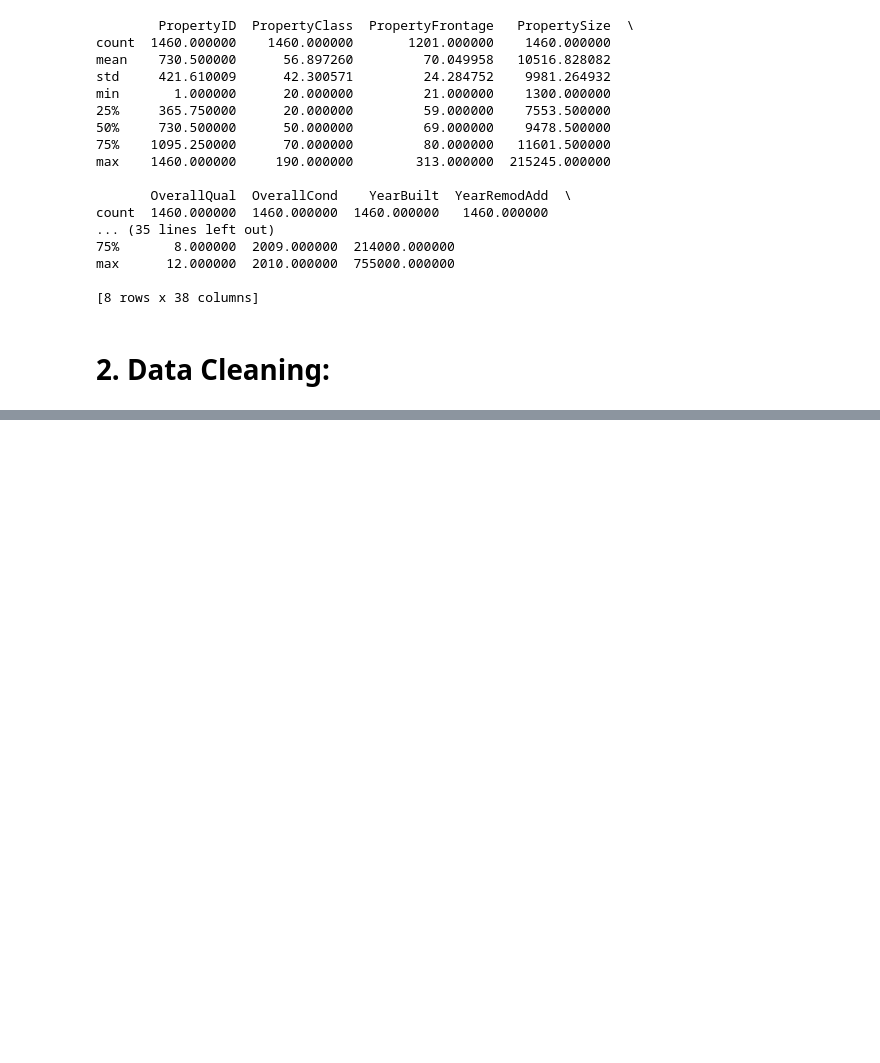
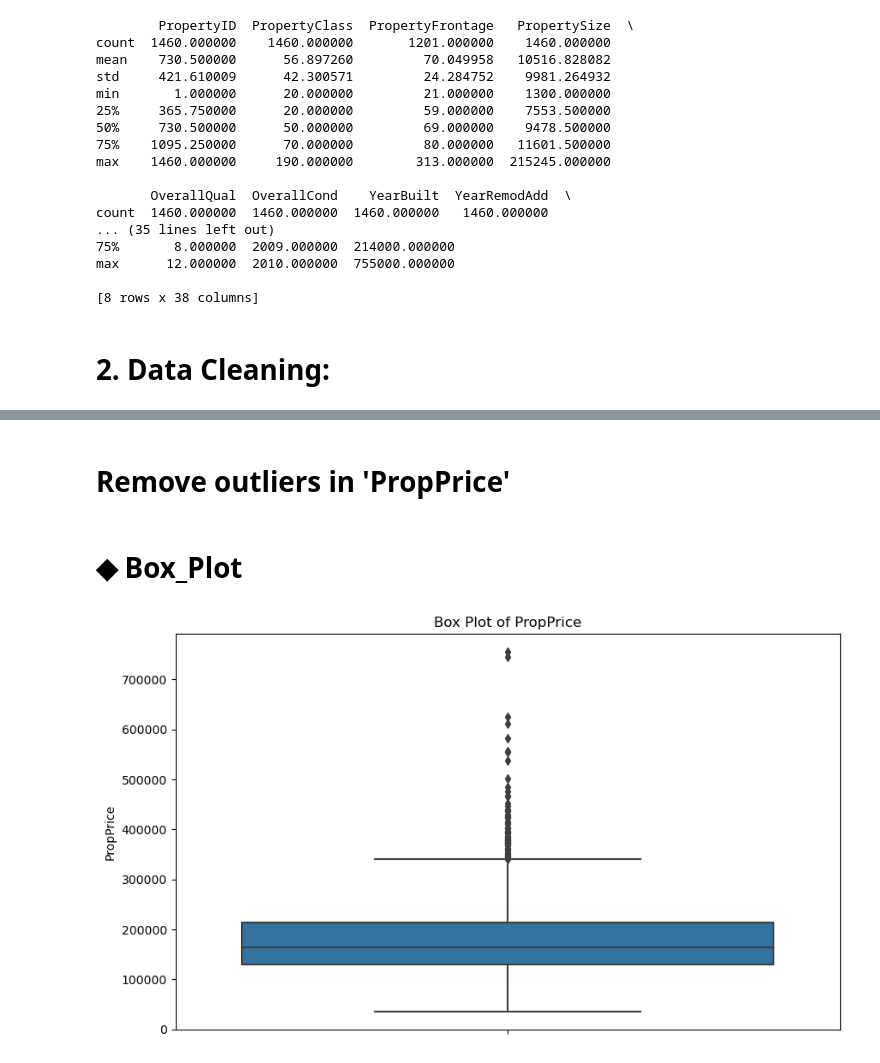
Before and after one commit to analysis86/Capstone-Project-1, a Jupyter notebook: Note_Book/Capstone Project.ipynb, the cells around one changed output, grey strips where cells are left out. Saved outputs shown, nothing was run; the diff lists cells and outputs as text; code cells hidden in the pictures; blank space fills up the shorter version.

```diff
--- a/Note_Book/Capstone Project.ipynb
+++ b/Note_Book/Capstone Project.ipynb
@@ -121,0 +259,12 @@ max      12.000000  2010.000000  755000.000000
+# %% [markdown]
+# Remove outliers in 'PropPrice'
+# %% [markdown]
+# ◆ Box_Plot
+# %%
+plt.figure(figsize=(10, 6))
+sns.boxplot(data=df, y='PropPrice')
+plt.ylabel('PropPrice')
+plt.title('Box Plot of PropPrice')
+plt.show()
+# %% [output]
+[figure, added]
```
Also changed, not shown: parts of 38 cells of this notebook, 1 other file.
